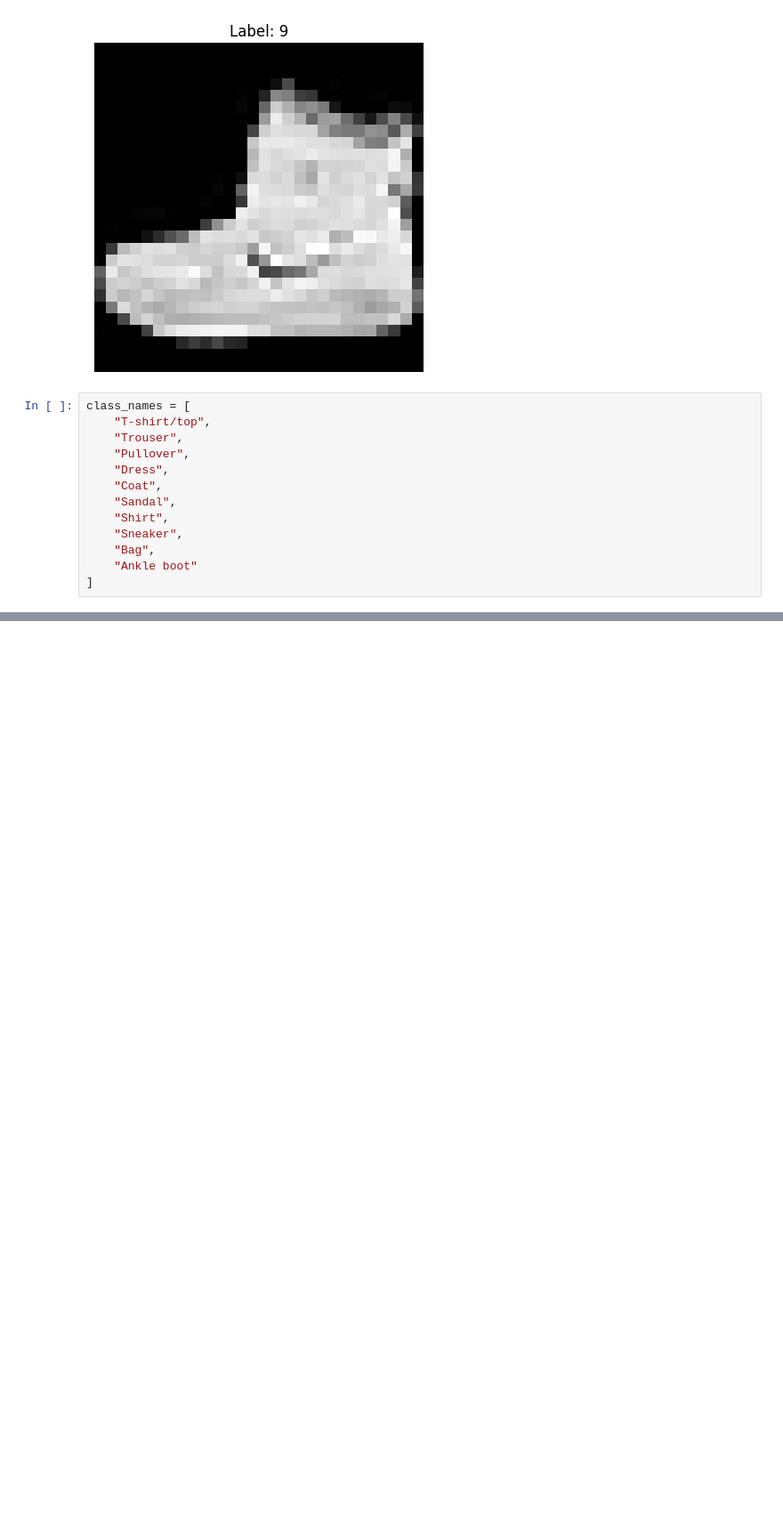
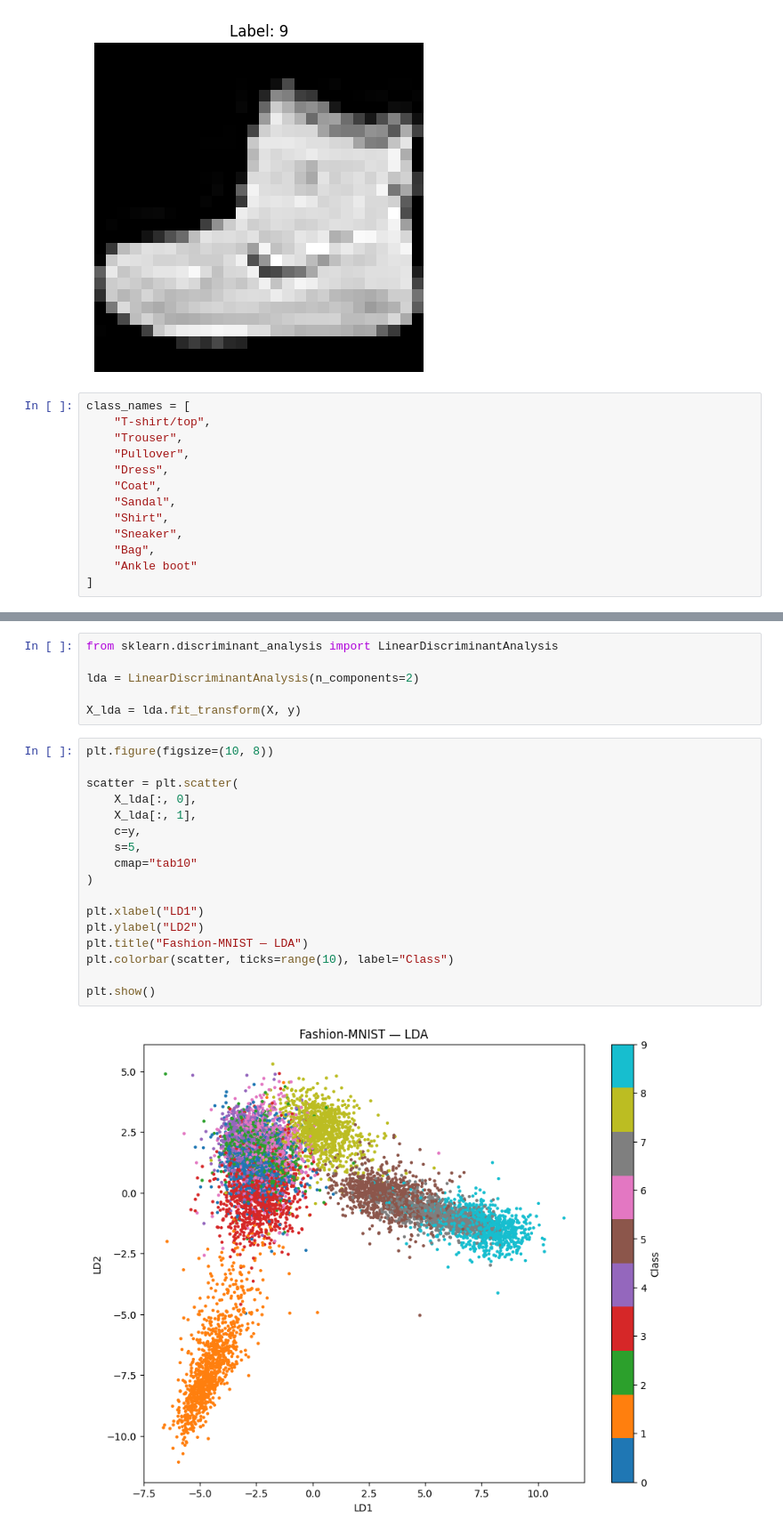
Before and after one commit to AmirHosseinFayyazi/fashion-mnist-dimensionality-reduction, a Jupyter notebook: dimensionality_reduction.ipynb, the cells around one changed output, grey strips where cells are left out. Shown at 89% size. Saved outputs shown, nothing was run; the diff lists cells and outputs as text; blank space fills up the shorter version.

```diff
--- a/dimensionality_reduction.ipynb
+++ b/dimensionality_reduction.ipynb
@@ -38,0 +133,25 @@ class_names = [
+# %%
+from sklearn.discriminant_analysis import LinearDiscriminantAnalysis
+
+lda = LinearDiscriminantAnalysis(n_components=2)
+
+X_lda = lda.fit_transform(X, y)
+# %%
+plt.figure(figsize=(10, 8))
+
+scatter = plt.scatter(
+    X_lda[:, 0],
+    X_lda[:, 1],
+    c=y,
+    s=5,
+    cmap="tab10"
+)
+
+plt.xlabel("LD1")
+plt.ylabel("LD2")
+plt.title("Fashion-MNIST — LDA")
+plt.colorbar(scatter, ticks=range(10), label="Class")
+
+plt.show()
+# %% [output]
+[figure, added]
```
Also changed, not shown: parts of 16 cells of this notebook, 1 other file.
